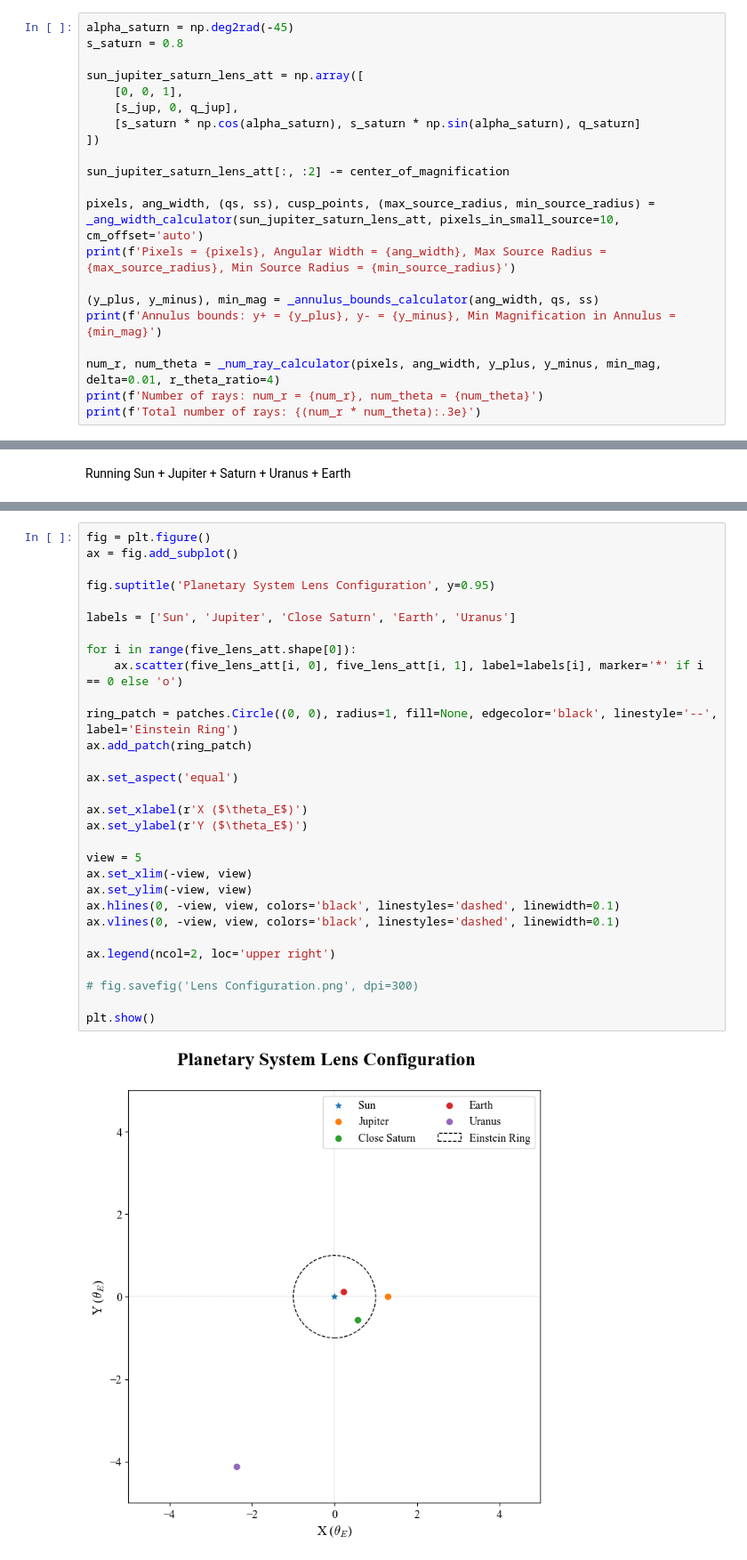
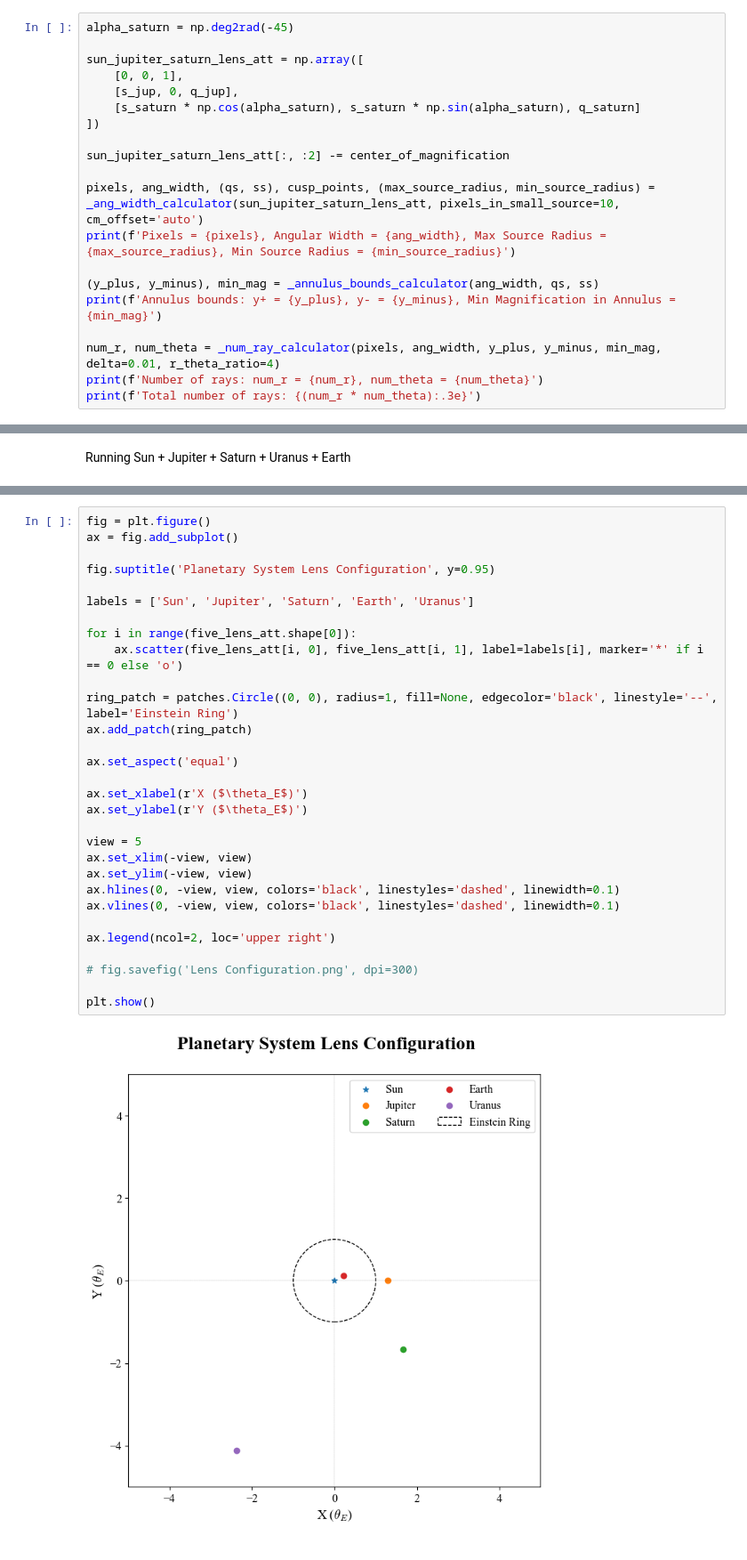
Before and after one commit to saividyud/NBLens, a Jupyter notebook: Unity Analysis/Part 6/Part6AttributeGenerator.ipynb, the cells around one changed output, grey strips where cells are left out. Shown at 89% size. Saved outputs shown, nothing was run; the diff lists cells and outputs as text.

Commit message:
Re-plotting

```diff
--- a/Unity Analysis/Part 6/Part6AttributeGenerator.ipynb
+++ b/Unity Analysis/Part 6/Part6AttributeGenerator.ipynb
@@ -591,7 +591,6 @@ Plotting magnification map: 0.077 seconds
 Running Sun + Jupiter + Saturn
 # %%
 alpha_saturn = np.deg2rad(-45)
-s_saturn = 0.8
 
 sun_jupiter_saturn_lens_att = np.array([
     [0, 0, 1],
@@ -723,35 +722,35 @@ Total number of rays: 8.173e+11
 # %%
 fig = plt.figure()
 ax = fig.add_subplot()
 
 fig.suptitle('Planetary System Lens Configuration', y=0.95)
 
-labels = ['Sun', 'Jupiter', 'Close Saturn', 'Earth', 'Uranus']
+labels = ['Sun', 'Jupiter', 'Saturn', 'Earth', 'Uranus']
 
 for i in range(five_lens_att.shape[0]):
     ax.scatter(five_lens_att[i, 0], five_lens_att[i, 1], label=labels[i], marker='*' if i == 0 else 'o')
 
 ring_patch = patches.Circle((0, 0), radius=1, fill=None, edgecolor='black', linestyle='--', label='Einstein Ring')
 ax.add_patch(ring_patch)
 
 ax.set_aspect('equal')
 
 ax.set_xlabel(r'X ($\theta_E$)')
 ax.set_ylabel(r'Y ($\theta_E$)')
 
 view = 5
 ax.set_xlim(-view, view)
 ax.set_ylim(-view, view)
 ax.hlines(0, -view, view, colors='black', linestyles='dashed', linewidth=0.1)
 ax.vlines(0, -view, view, colors='black', linestyles='dashed', linewidth=0.1)
 
 ax.legend(ncol=2, loc='upper right')
 
 # fig.savefig('Lens Configuration.png', dpi=300)
 
 plt.show()
 # %% [output]
-[figure, old version]
+[figure, new version]
 # %%
 lens_parameters = {
     'pixels': 1000,
```
Also changed, not shown: parts of 11 cells of this notebook, 1 other file.
